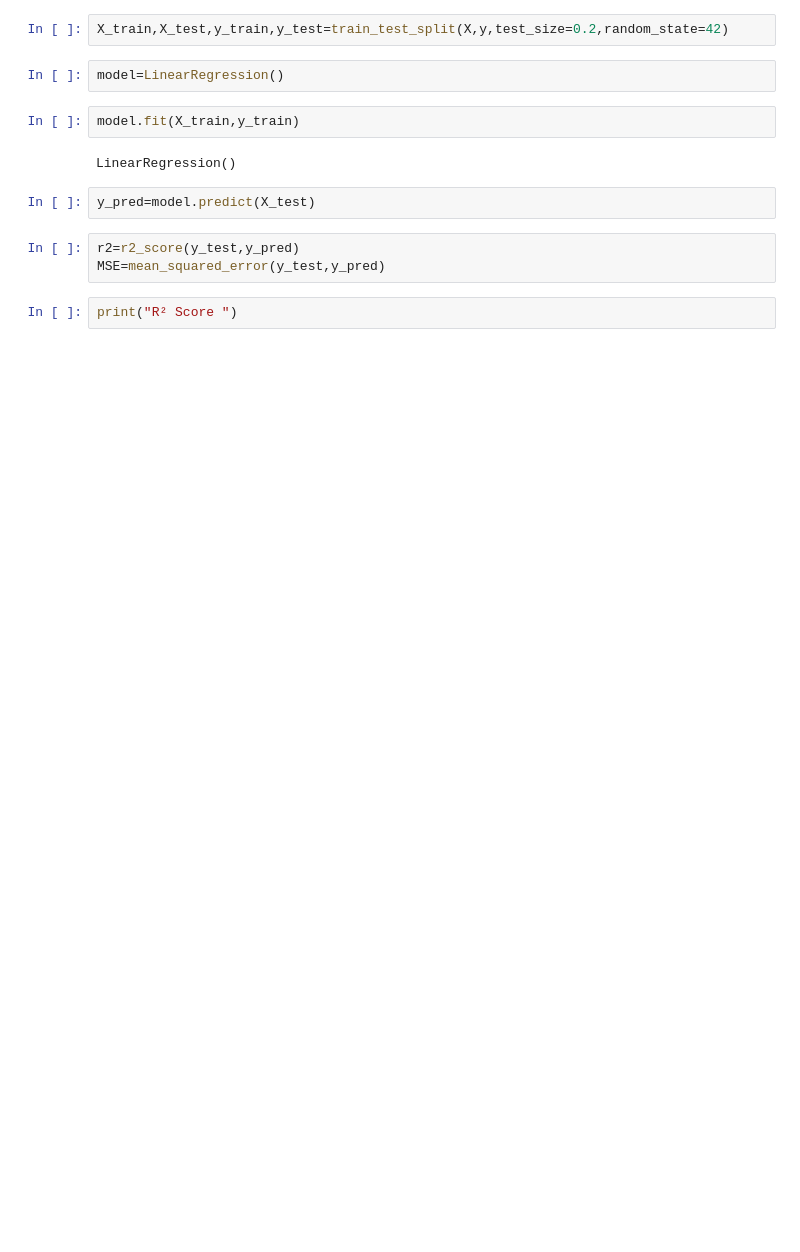
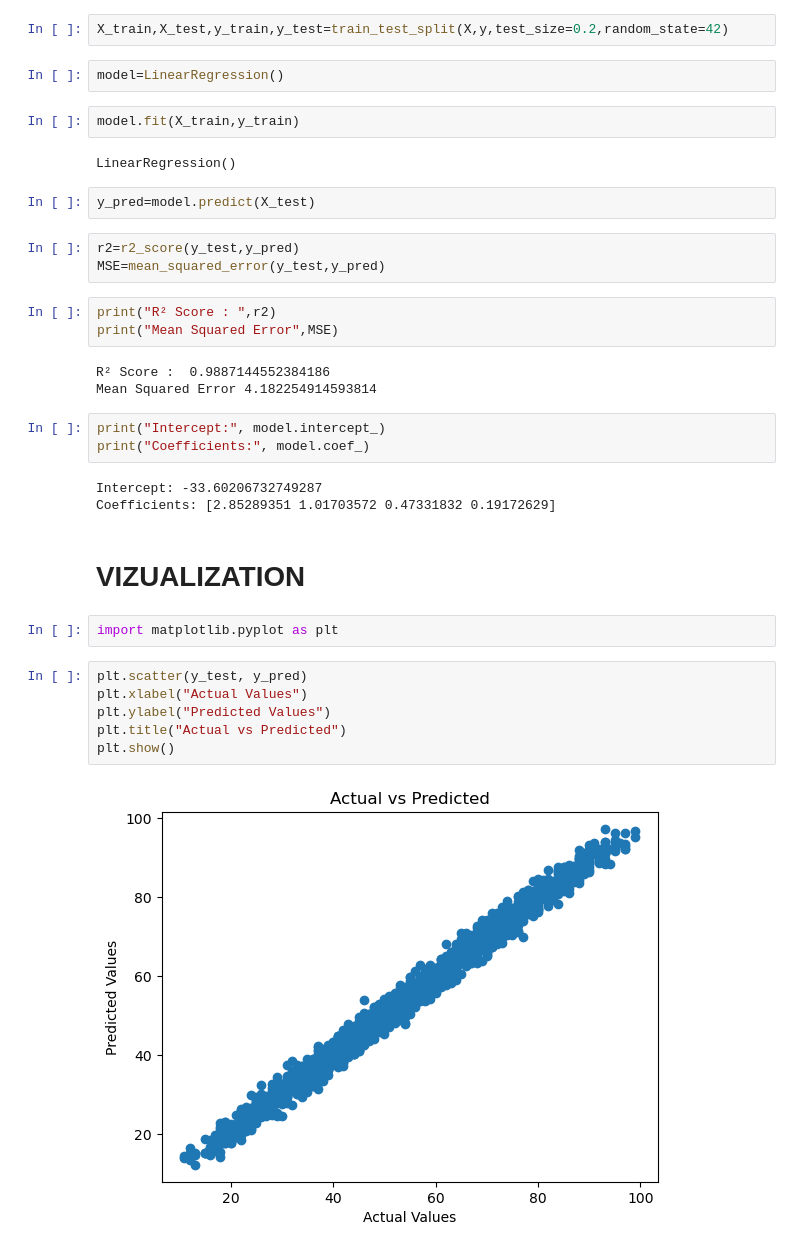
Before and after one commit to gyana10/ML_projects, a Jupyter notebook: Regression/Multiple_Regression.ipynb, the cells around one changed output. Cells and saved outputs as stored; diff of their text form; blank space fills up the shorter version.

Commit message:
Vizualization of the Multiple_linear_regression

```diff
--- a/Regression/Multiple_Regression.ipynb
+++ b/Regression/Multiple_Regression.ipynb
@@ -58,4 +58,26 @@ y_pred=model.predict(X_test)
 r2=r2_score(y_test,y_pred)
 MSE=mean_squared_error(y_test,y_pred)
 # %%
-print("R² Score ")
+print("R² Score : ",r2)
+print("Mean Squared Error",MSE)
+# %% [output]
+R² Score :  0.9887144552384186
+Mean Squared Error 4.182254914593814
+# %%
+print("Intercept:", model.intercept_)
+print("Coefficients:", model.coef_)
+# %% [output]
+Intercept: -33.60206732749287
+Coefficients: [2.85289351 1.01703572 0.47331832 0.19172629]
+# %% [markdown]
+# VIZUALIZATION
+# %%
+import matplotlib.pyplot as plt
+# %%
+plt.scatter(y_test, y_pred)
+plt.xlabel("Actual Values")
+plt.ylabel("Predicted Values")
+plt.title("Actual vs Predicted")
+plt.show()
+# %% [output]
+[figure, added]
```
